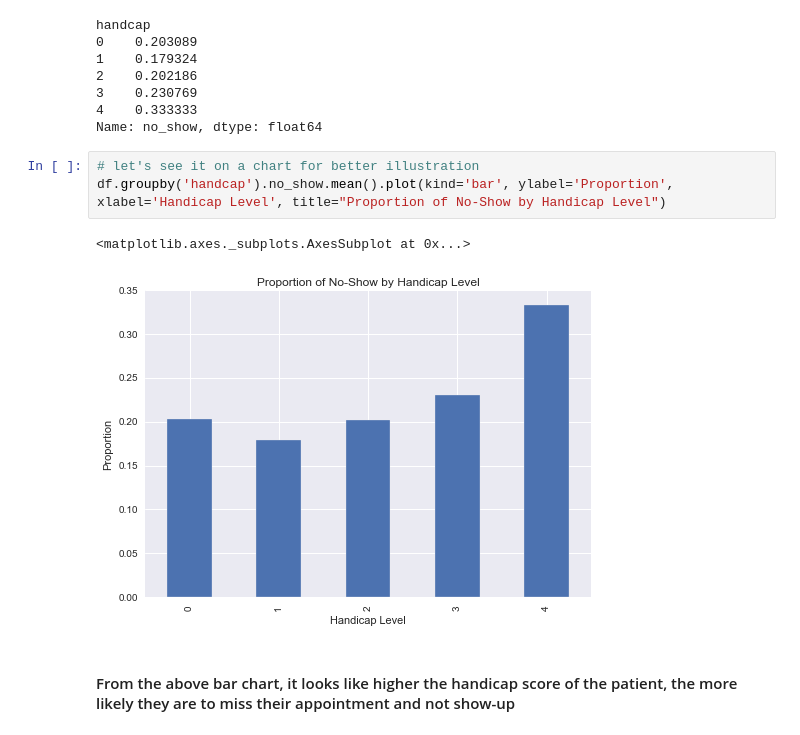
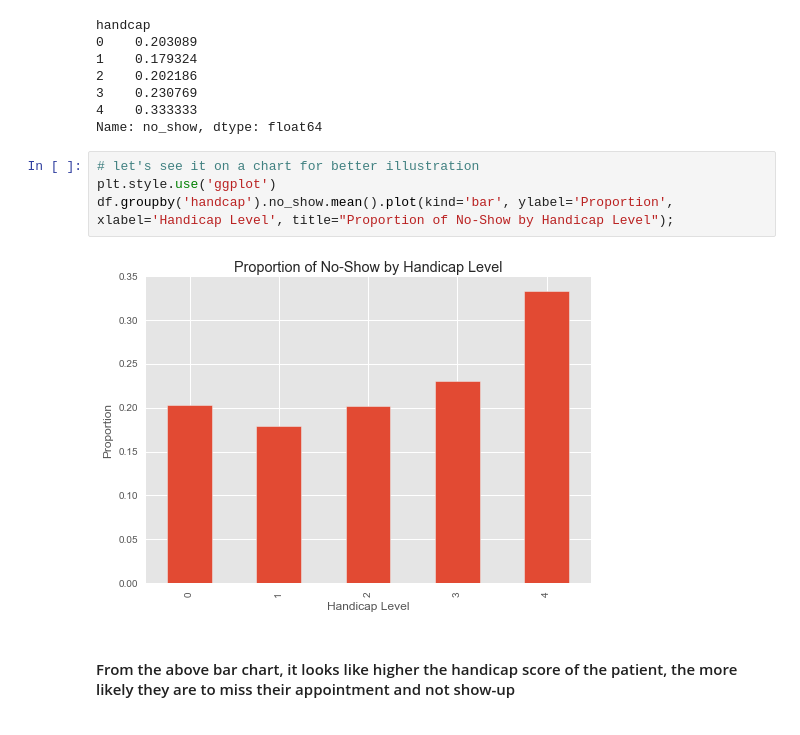
Before and after one commit to walidsi/Udacity_ADA, a Jupyter notebook: No_Show_Appointments_Analysis.ipynb, the cells around one changed output. Cells and saved outputs as stored; diff of their text form.

```diff
--- a/No_Show_Appointments_Analysis.ipynb
+++ b/No_Show_Appointments_Analysis.ipynb
@@ -394,10 +396,10 @@ handcap
 Name: no_show, dtype: float64
 # %%
 # let's see it on a chart for better illustration
-df.groupby('handcap').no_show.mean().plot(kind='bar', ylabel='Proportion', xlabel='Handicap Level', title="Proportion of No-Show by Handicap Level")
+plt.style.use('ggplot')
+df.groupby('handcap').no_show.mean().plot(kind='bar', ylabel='Proportion', xlabel='Handicap Level', title="Proportion of No-Show by Handicap Level");
 # %% [output]
-<matplotlib.axes._subplots.AxesSubplot at 0x...>
-[figure, old version]
+[figure, new version]
 # %% [markdown]
 #### From the above bar chart, it looks like higher the handicap score of the patient, the more likely they are to miss their appointment and not show-up
 # %% [markdown]
```
Also changed, not shown: parts of 14 cells of this notebook.
